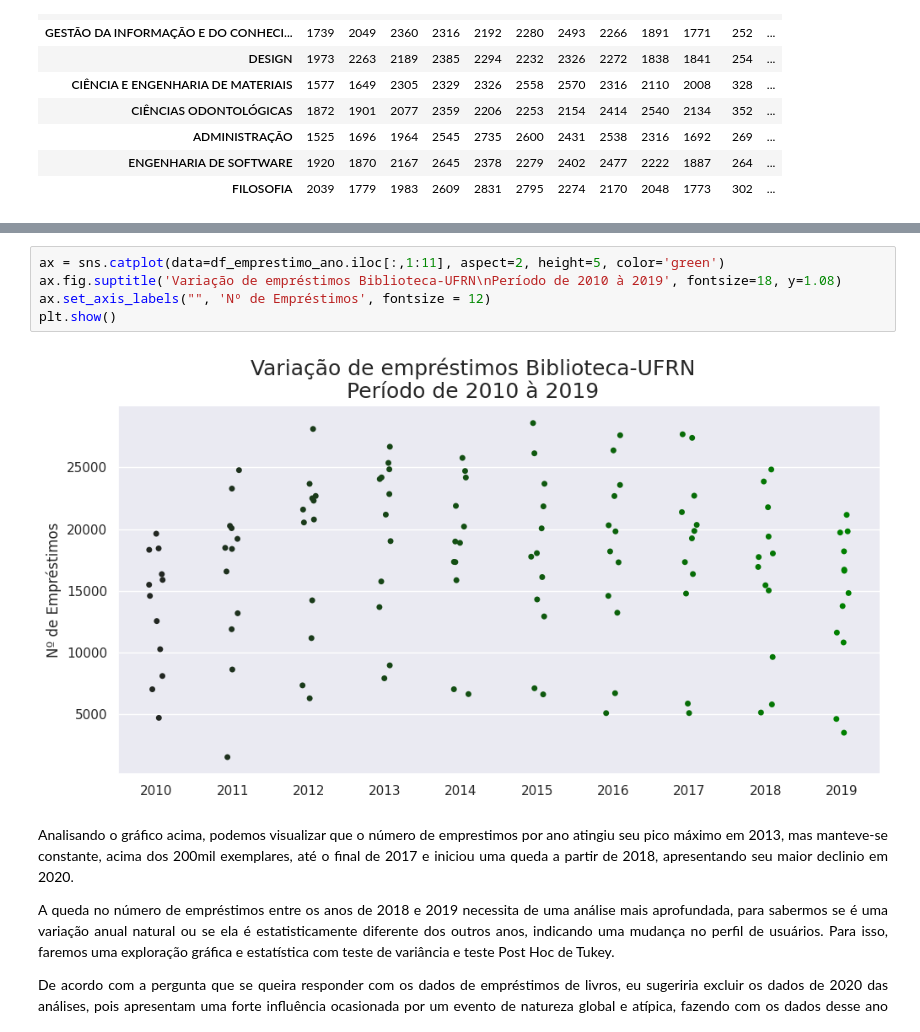
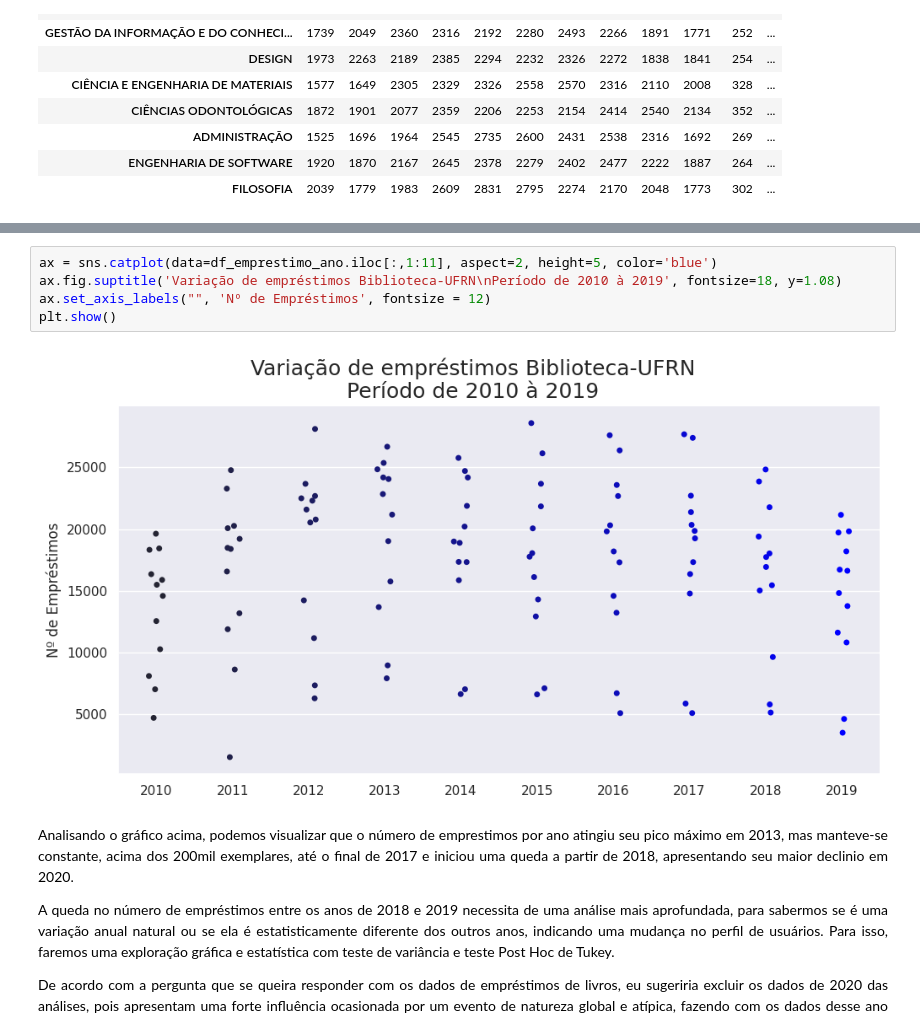
Before and after one commit to JoaoCarraro/Biblioteca, a Jupyter notebook: Portfólio_Biblioteca_UFRN_oficial.ipynb, the cells around one changed output, grey strips where cells are left out. Saved outputs shown, nothing was run; the diff lists cells and outputs as text.

```diff
--- a/Portfólio_Biblioteca_UFRN_oficial.ipynb
+++ b/Portfólio_Biblioteca_UFRN_oficial.ipynb
@@ -1129,10 +1129,10 @@ plt.show()
 # %%
-ax = sns.catplot(data=df_emprestimo_ano.iloc[:,1:11], aspect=2, height=5, color='green')
+ax = sns.catplot(data=df_emprestimo_ano.iloc[:,1:11], aspect=2, height=5, color='blue')
 ax.fig.suptitle('Variação de empréstimos Biblioteca-UFRN\nPeríodo de 2010 à 2019', fontsize=18, y=1.08)
 ax.set_axis_labels("", 'Nº de Empréstimos', fontsize = 12)
 plt.show()
 # %% [output]
-[figure, old version]
+[figure, new version]
 # %% [markdown]
 <p align = "justify">Analisando o gráfico acima, podemos visualizar que o número de emprestimos por ano atingiu seu pico máximo em 2013, mas manteve-se constante, acima dos 200mil exemplares, até o final de 2017 e iniciou uma queda a partir de 2018, apresentando seu maior declinio em 2020.</p>
 
```
Also changed, not shown: parts of 30 cells of this notebook.
